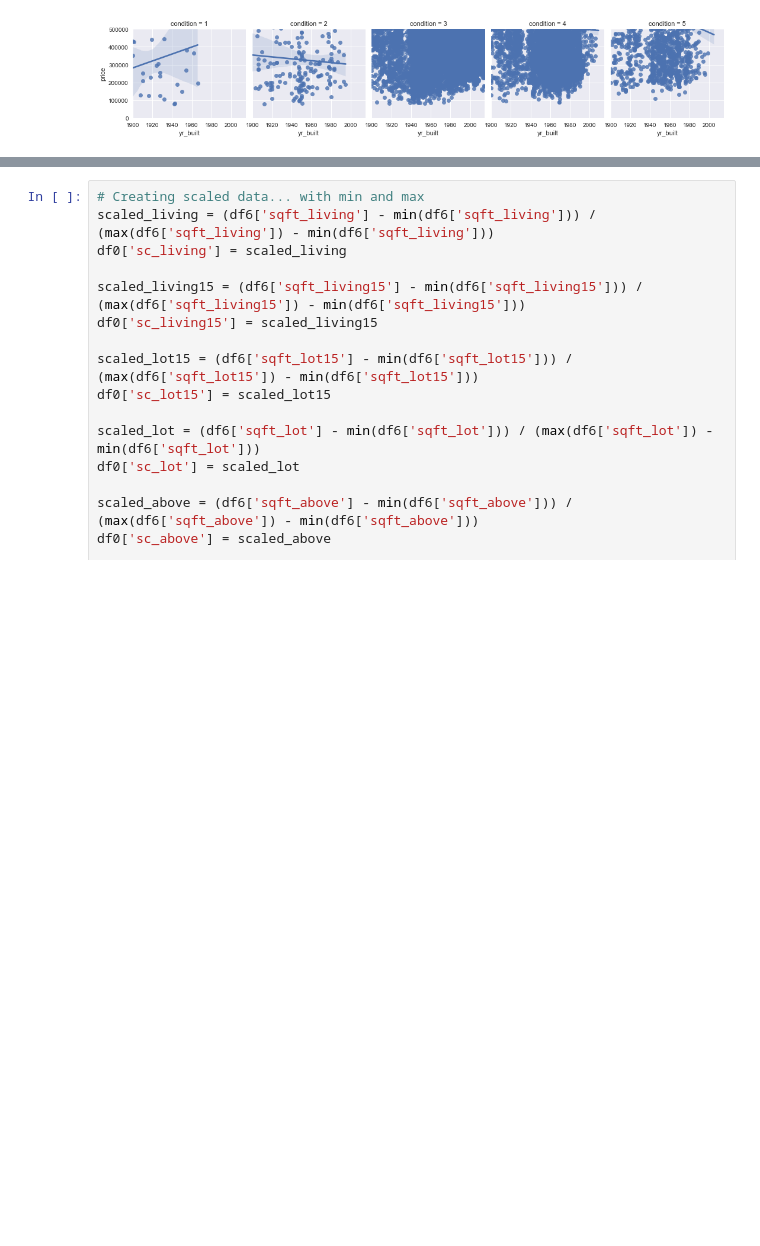
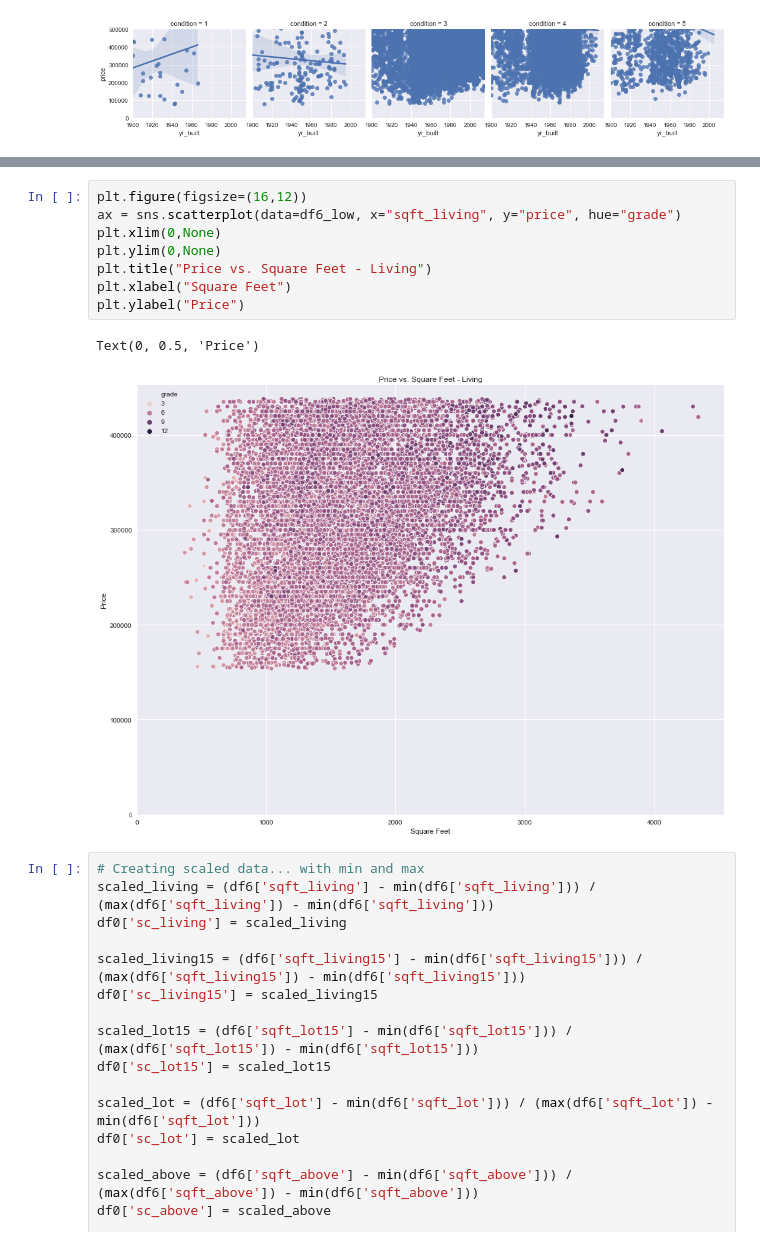
Before and after one commit to markp-rankin/KingHousing, a Jupyter notebook: Mark-EDA-3-Housing.ipynb, the cells around one changed output, grey strips where cells are left out. Cells and saved outputs as stored; diff of their text form; blank space fills up the shorter version.

```diff
--- a/Mark-EDA-3-Housing.ipynb
+++ b/Mark-EDA-3-Housing.ipynb
@@ -409,3 +468,14 @@ plt.ylim(0, 500000)
+# %%
+plt.figure(figsize=(16,12))
+ax = sns.scatterplot(data=df6_low, x="sqft_living", y="price", hue="grade")
+plt.xlim(0,None)
+plt.ylim(0,None)
+plt.title("Price vs. Square Feet - Living")
+plt.xlabel("Square Feet")
+plt.ylabel("Price")
+# %% [output]
+Text(0, 0.5, 'Price')
+[figure, added]
 # %%
 # Creating scaled data... with min and max
 scaled_living = (df6['sqft_living'] - min(df6['sqft_living'])) / (max(df6['sqft_living']) - min(df6['sqft_living']))
```
Also changed, not shown: parts of 73 cells of this notebook.
